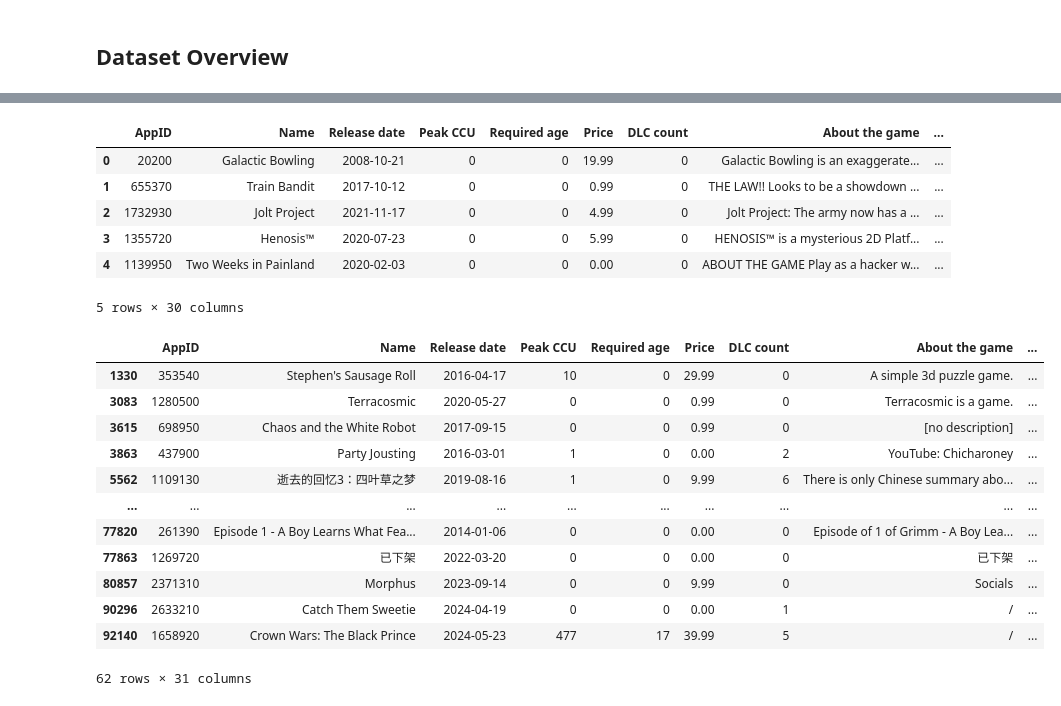
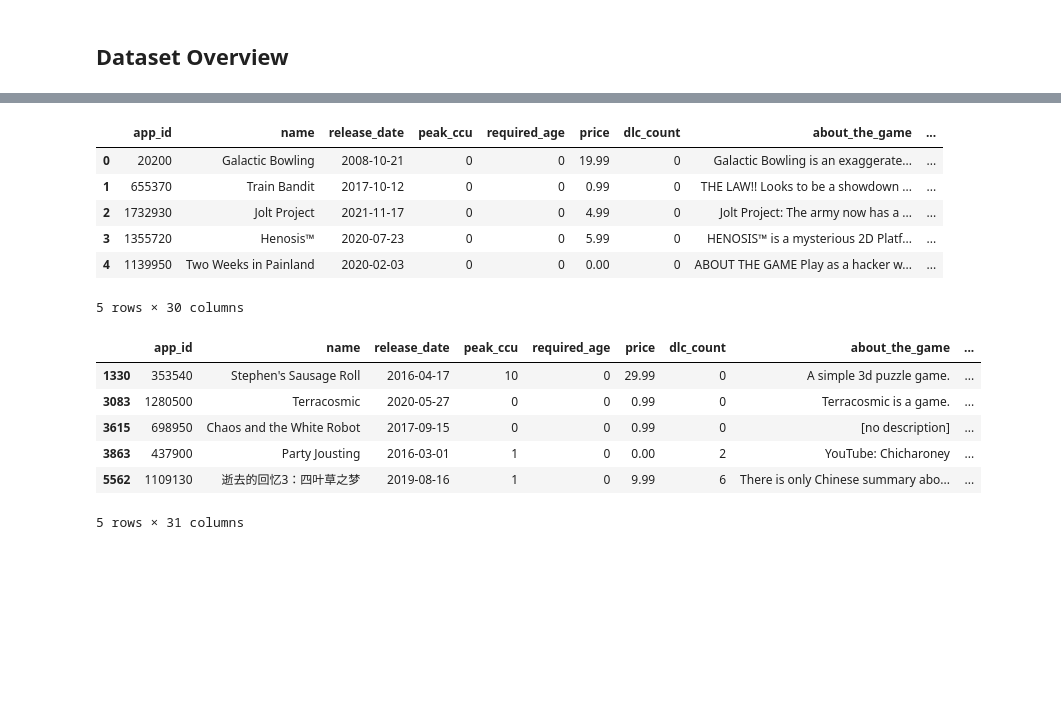
Before and after one commit to Arc-Celt/gamequest-recommender, a Jupyter notebook: reports/data-prep-exploration.ipynb, the cells around one changed output, grey strips where cells are left out. Cells and saved outputs as stored; diff of their text form; code cells hidden in the pictures; blank space fills up the shorter version.

Commit message:
feat: preprocess and clean all the data

```diff
--- a/reports/data-prep-exploration.ipynb
+++ b/reports/data-prep-exploration.ipynb
@@ -49,5 +52,5 @@ games.head()
 # %%
-games['Release date'] = pd.to_datetime(games['Release date'], format='mixed', errors='coerce')
+games['release_date'] = pd.to_datetime(games['release_date'], format='mixed', errors='coerce')
 # %%
 # Inspect missing values
 missing_values = games.isnull().sum()
@@ -94,29 +97,32 @@ plt.show()
 # %%
 # Data cleaning
-cols_to_drop = ['Score rank', 'Metacritic url', 'Reviews', 'Notes', 'Header image', 'Website',
-                'Support url', 'Discount', 'Support email', 'Screenshots', 'Movies', 'Estimated owners']
+cols_to_drop = [
+    'score_rank', 'metacritic_url', 'reviews', 'notes', 'header_image',
+    'website', 'support_url', 'discount', 'support_email', 'screenshots',
+    'movies', 'estimated_owners'
+]
 
-cleaned_games = games.drop(columns=cols_to_drop).dropna(subset=['Name'])
-cleaned_games[['Estimated owners min', 'Estimated owners max']] = (
-    games['Estimated owners'].str.replace(',', '').str.split(' - ', expand=True).astype(int)
+cleaned_games = games.drop(columns=cols_to_drop).dropna(subset=['name'])
+cleaned_games[['estimated_owners_min', 'estimated_owners_max']] = (
+    games['estimated_owners'].str.replace(',', '').str.split(' - ', expand=True).astype(int)
 )
 # %%
 # Handle missingness
 cleaned_games = cleaned_games[
-    ~(cleaned_games['About the game'].isna()) &
-    ~(cleaned_games['Developers'].isna()) &
-    ~(cleaned_games['Publishers'].isna())
+    ~(cleaned_games['about_the_game'].isna()) &
+    ~(cleaned_games['developers'].isna()) &
+    ~(cleaned_games['publishers'].isna())
 ]
 # %%
 # Convert strings into lists for categories, genres and tags
-cols_to_list = ['Categories', 'Genres', 'Tags']
+cols_to_list = ['categories', 'genres', 'tags']
 
 for col in cols_to_list:
     cleaned_games[col] = cleaned_games[col].fillna('')
     cleaned_games[col] = cleaned_games[col].apply(lambda x: x.split(',') if isinstance(x, str) and '[' not in x else x)
 cleaned_games.head()
 # %% [output]
-|  | AppID | Name | Release date | Peak CCU | Required age | Price | DLC count | About the game | ... |
+|  | app_id | name | release_date | peak_ccu | required_age | price | dlc_count | about_the_game | ... |
 | 0 | 20200 | Galactic Bowling | 2008-10-21 | 0 | 0 | 19.99 | 0 | Galactic Bowling is an exaggerate... | ... |
 | 1 | 655370 | Train Bandit | 2017-10-12 | 0 | 0 | 0.99 | 0 | THE LAW!! Looks to be a showdown ... | ... |
 | 2 | 1732930 | Jolt Project | 2021-11-17 | 0 | 0 | 4.99 | 0 | Jolt Project: The army now has a ... | ... |
@@ -124,19 +130,13 @@ cleaned_games.head()
 | 4 | 1139950 | Two Weeks in Painland | 2020-02-03 | 0 | 0 | 0.00 | 0 | ABOUT THE GAME Play as a hacker w... | ... |
 5 rows × 30 columns
 # %%
-cleaned_games['Words_in_about'] = cleaned_games['About the game'].str.len()
-cleaned_games[cleaned_games['Words_in_about'] < 50]
+cleaned_games['about_char_counts'] = cleaned_games['about_the_game'].str.len()
+cleaned_games[cleaned_games['about_char_counts'] < 50].head()
 # %% [output]
-|  | AppID | Name | Release date | Peak CCU | Required age | Price | DLC count | About the game | ... |
+|  | app_id | name | release_date | peak_ccu | required_age | price | dlc_count | about_the_game | ... |
 | 1330 | 353540 | Stephen's Sausage Roll | 2016-04-17 | 10 | 0 | 29.99 | 0 | A simple 3d puzzle game. | ... |
 | 3083 | 1280500 | Terracosmic | 2020-05-27 | 0 | 0 | 0.99 | 0 | Terracosmic is a game. | ... |
 | 3615 | 698950 | Chaos and the White Robot | 2017-09-15 | 0 | 0 | 0.99 | 0 | [no description] | ... |
 | 3863 | 437900 | Party Jousting | 2016-03-01 | 1 | 0 | 0.00 | 2 | YouTube: Chicharoney | ... |
 | 5562 | 1109130 | 逝去的回忆3：四叶草之梦 | 2019-08-16 | 1 | 0 | 9.99 | 6 | There is only Chinese summary abo... | ... |
-| ... | ... | ... | ... | ... | ... | ... | ... | ... | ... |
-| 77820 | 261390 | Episode 1 - A Boy Learns What Fea... | 2014-01-06 | 0 | 0 | 0.00 | 0 | Episode of 1 of Grimm - A Boy Lea... | ... |
-| 77863 | 1269720 | 已下架 | 2022-03-20 | 0 | 0 | 0.00 | 0 | 已下架 | ... |
-| 80857 | 2371310 | Morphus | 2023-09-14 | 0 | 0 | 9.99 | 0 | Socials | ... |
-| 90296 | 2633210 | Catch Them Sweetie | 2024-04-19 | 0 | 0 | 0.00 | 1 | / | ... |
-| 92140 | 1658920 | Crown Wars: The Black Prince | 2024-05-23 | 477 | 17 | 39.99 | 5 | / | ... |
-62 rows × 31 columns
+5 rows × 31 columns
```
Also changed, not shown: parts of 10 cells of this notebook, 2 other files.
